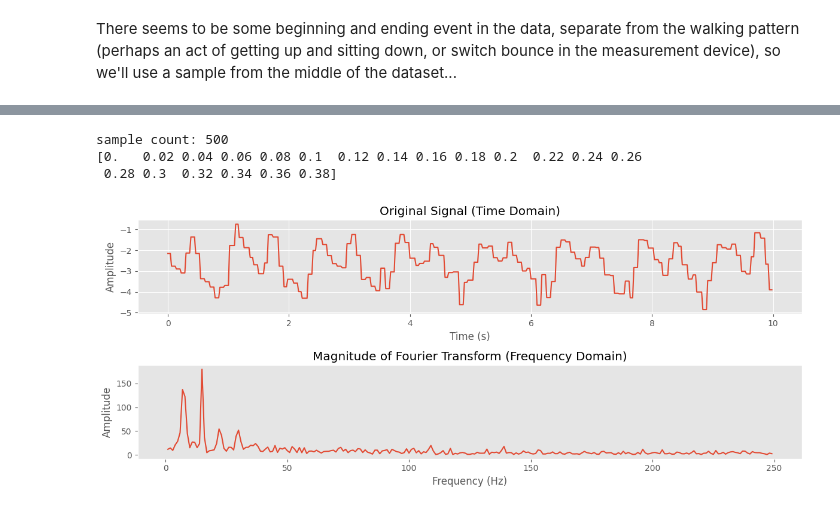
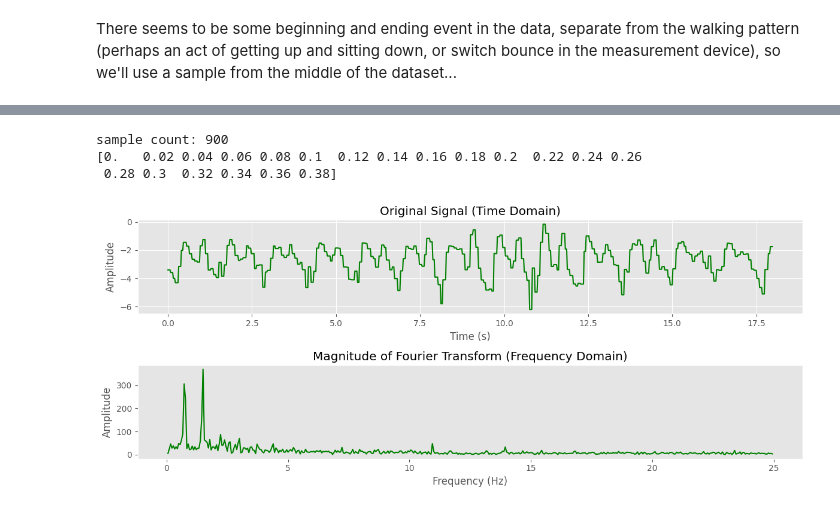
Before and after one commit to rickgladwin/applied_ai_challenges, a Jupyter notebook: week_1_wearable_step_counter.ipynb, the cells around one changed output, grey strips where cells are left out. Drawn from its saved outputs; the diff is of its cells as text; code cells hidden in the pictures.

```diff
--- a/week_1_wearable_step_counter.ipynb
+++ b/week_1_wearable_step_counter.ipynb
@@ -94,15 +94,20 @@ plt.show()
 # %% [markdown]
 There seems to be some beginning and ending event in the data, separate from the walking pattern (perhaps an act of getting up and sitting down, or switch bounce in the measurement device), so we'll use a sample from the middle of the dataset...
 # %%
-walk_sample_df = walk_df.iloc[2000:2500]
+walk_sample_df = walk_df.iloc[2100:3000]
+
+x_color = "red"
+y_color = "green"
+z_color = "blue"
+
 x_sample_df = walk_sample_df['accdatax']
 y_sample_df = walk_sample_df['accdatay']
 z_sample_df = walk_sample_df['accdataz']
 sample_index = walk_sample_df.index
 fig, ax = plt.subplots(1, 1, figsize=(12, 5), constrained_layout=True)
-ax.plot(sample_index, x_sample_df, label='x axis')
-ax.plot(sample_index, y_sample_df, label='y axis')
-ax.plot(sample_index, z_sample_df, label='z axis')
+ax.plot(sample_index, x_sample_df, label='x axis', color=x_color)
+ax.plot(sample_index, y_sample_df, label='y axis', color=y_color)
+ax.plot(sample_index, z_sample_df, label='z axis', color=z_color)
 min_y: float = min(x_sample_df.min(), y_sample_df.min(), z_sample_df.min()) - 1.0
 ax.set_ylim(bottom=min_y, top=8.0)
 ax.legend(title='Accelerometer Data', loc='upper right')
@@ -115,8 +128,8 @@ We'll perform a fast Fourier transform on each signal in order to determine how
 # %%
 import numpy as np
 
-# we'll choose a sampling frequency about 10x the sensor sample frequency
-fft_sample_freq = 500
+# we'll choose an FFT sampling frequency matching the source sample frequency
+fft_sample_freq = 50
 fft_sample_interval = 1 / fft_sample_freq
 # we need time data for the independent axis (in place of sample index)
 # well trust the datasheet and take the sampling rate to be 50Hz
@@ -126,34 +139,37 @@ print(f"sample count: {sample_count}")
 time_series = np.arange(0, sample_count / 50, 1 / 50)
 print(time_series[:20])
 fft_y = np.fft.fft(y_sample_df)
 fft_y_freq = np.fft.fftfreq(len(time_series), fft_sample_interval)
 fft_magnitude = np.abs(fft_y)
 
 positive_freq_indices = fft_y_freq > 0
 fft_y_freq = fft_y_freq[positive_freq_indices]
 fft_magnitude = fft_magnitude[positive_freq_indices]
 
 plt.figure(figsize=(12, 5))
 
 plt.subplot(2,1, 1)
-plt.plot(time_series, y_sample_df, label='y axis')
+plt.plot(time_series, y_sample_df, label='y axis', color=y_color)
 plt.title("Original Signal (Time Domain)")
 plt.xlabel("Time (s)")
 plt.ylabel("Amplitude")
 
 plt.subplot(2,1,2)
-plt.plot(fft_y_freq, fft_magnitude)
+plt.plot(fft_y_freq, fft_magnitude, color=y_color)
 plt.title("Magnitude of Fourier Transform (Frequency Domain)")
 plt.xlabel("Frequency (Hz)")
 plt.ylabel("Amplitude")
 plt.grid()
 
 plt.tight_layout()
 plt.show()
 
 # TODO: apply a moving average filter OR filter out all but the two largest frequencies indicated in the FFT.
+
+# A Google search for "numpy bandpass filter" leads us to
+# https://scipy-cookbook.readthedocs.io/items/ButterworthBandpass.html
 # %% [output]
-sample count: 500
+sample count: 900
 [0.   0.02 0.04 0.06 0.08 0.1  0.12 0.14 0.16 0.18 0.2  0.22 0.24 0.26
  0.28 0.3  0.32 0.34 0.36 0.38]
-[figure, old version]
+[figure, new version]
```
Also changed, not shown: parts of 10 cells of this notebook, 2 other files.
